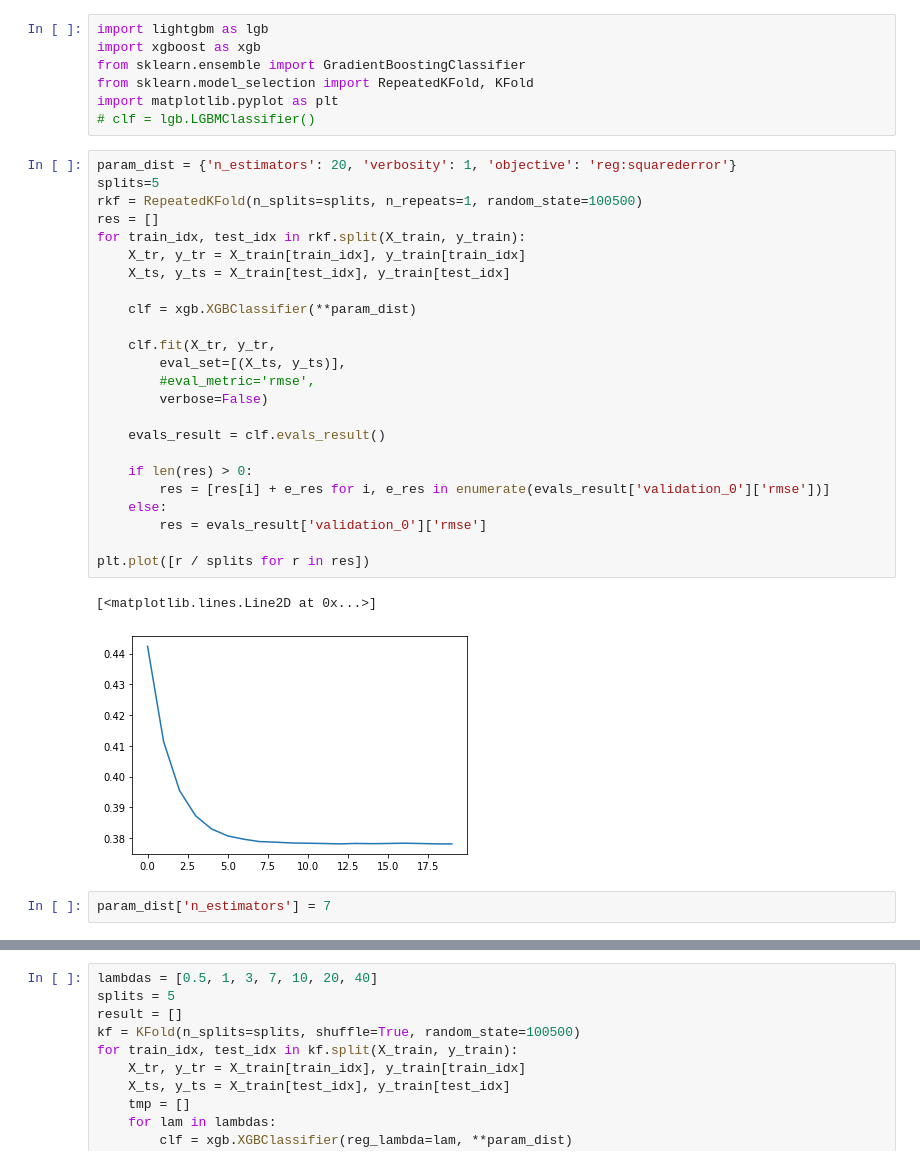
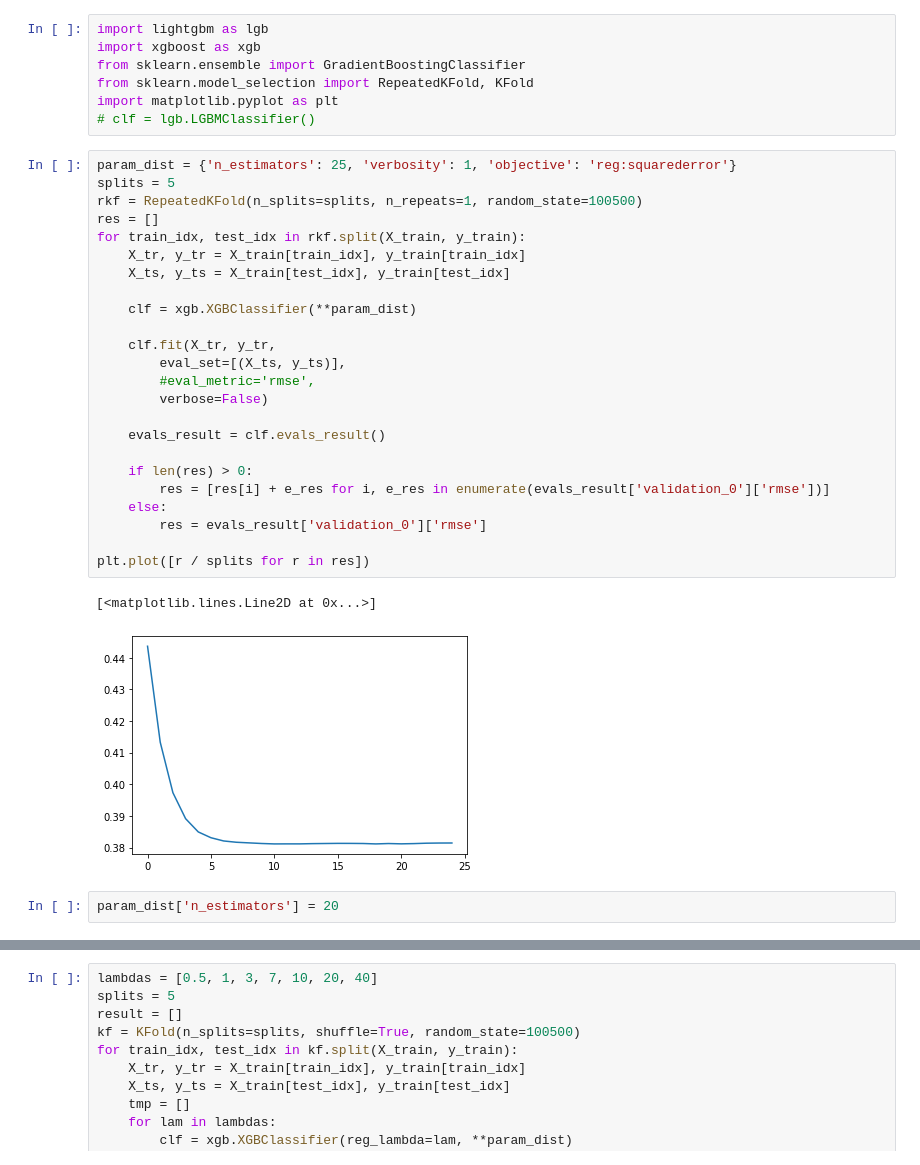
Before and after one commit to bulatral42/msu_ml_autumn_2020, a Jupyter notebook: seminar_boosting_valiahmetov.ipynb, the cells around one changed output, grey strips where cells are left out. Drawn from its saved outputs; the diff is of its cells as text.

```diff
--- a/seminar_boosting_valiahmetov.ipynb
+++ b/seminar_boosting_valiahmetov.ipynb
@@ -100,32 +100,32 @@ from sklearn.model_selection import RepeatedKFold, KFold
 import matplotlib.pyplot as plt
 # clf = lgb.LGBMClassifier()
 # %%
-param_dist = {'n_estimators': 20, 'verbosity': 1, 'objective': 'reg:squarederror'}
-splits=5
+param_dist = {'n_estimators': 25, 'verbosity': 1, 'objective': 'reg:squarederror'}
+splits = 5
 rkf = RepeatedKFold(n_splits=splits, n_repeats=1, random_state=100500)
 res = []
 for train_idx, test_idx in rkf.split(X_train, y_train):
     X_tr, y_tr = X_train[train_idx], y_train[train_idx]
     X_ts, y_ts = X_train[test_idx], y_train[test_idx]
 
     clf = xgb.XGBClassifier(**param_dist)
 
     clf.fit(X_tr, y_tr,
         eval_set=[(X_ts, y_ts)],
         #eval_metric='rmse',
         verbose=False)
 
     evals_result = clf.evals_result()
 
     if len(res) > 0:
         res = [res[i] + e_res for i, e_res in enumerate(evals_result['validation_0']['rmse'])]
     else:
         res = evals_result['validation_0']['rmse']
 
 plt.plot([r / splits for r in res])
 # %% [output]
 [<matplotlib.lines.Line2D at 0x...>]
-[figure, old version]
+[figure, new version]
 # %%
-param_dist['n_estimators'] = 7
+param_dist['n_estimators'] = 20
 # %%
```
Also changed, not shown: parts of 24 cells of this notebook.
